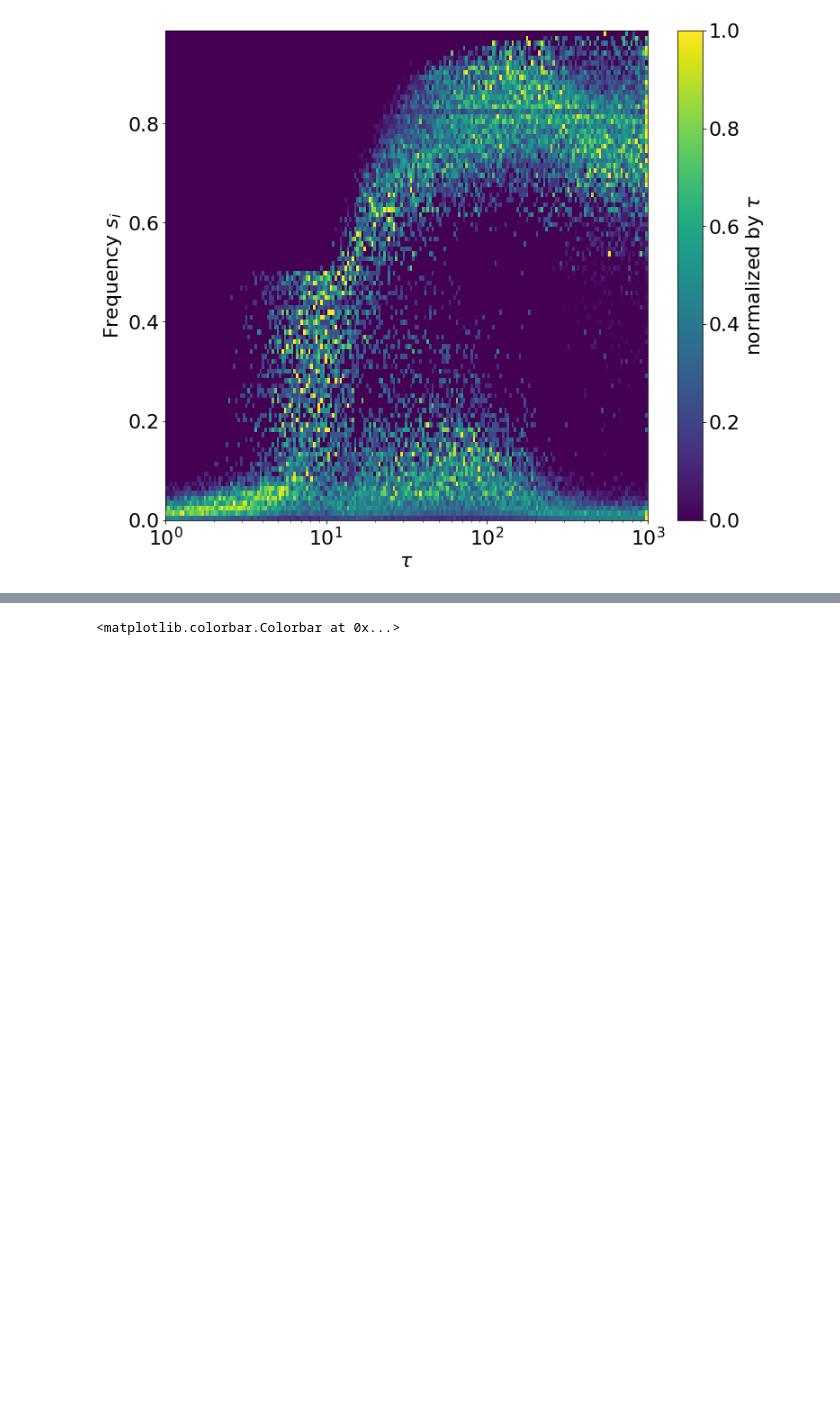
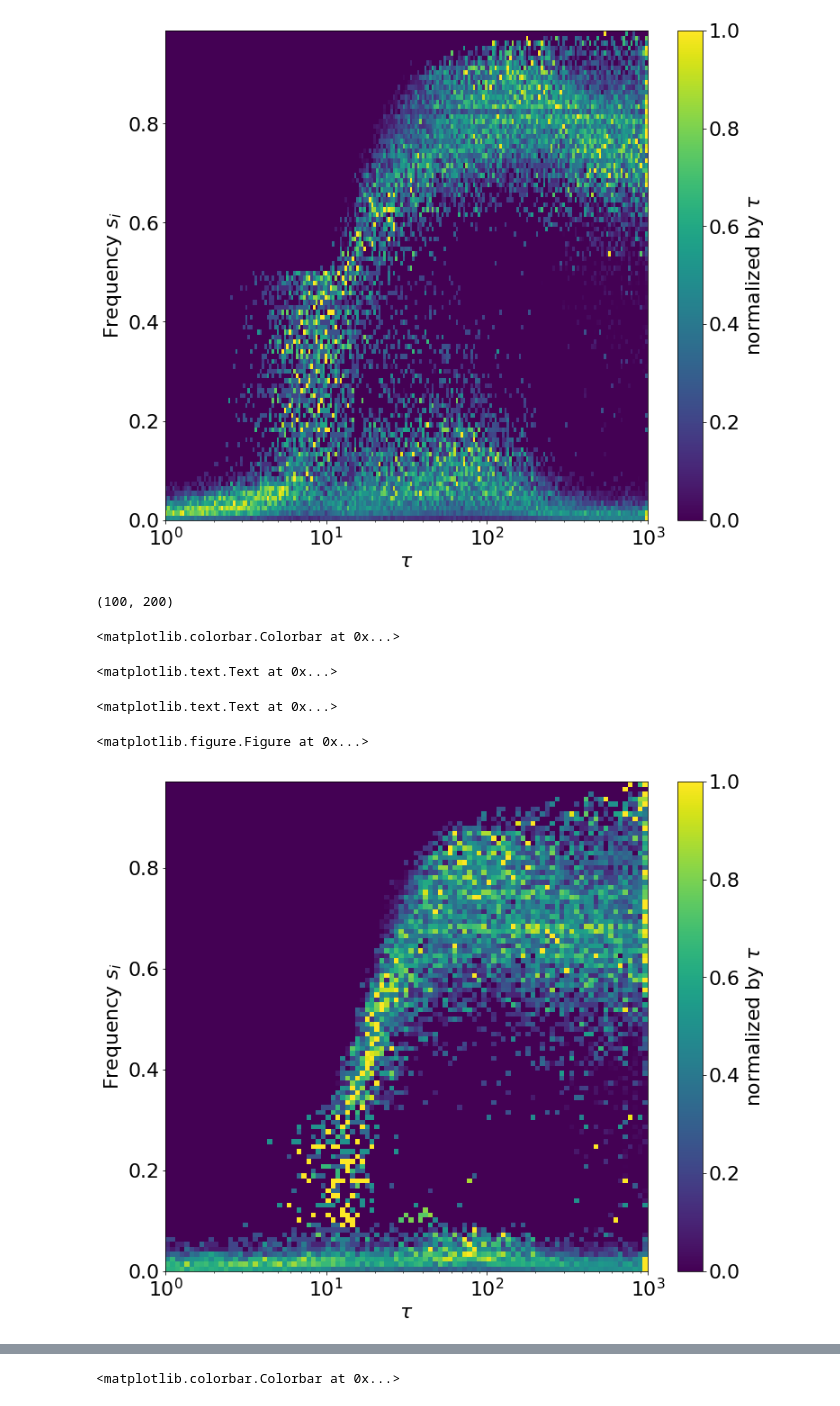
Before and after one commit to jakobkolb/pysave, a Jupyter notebook: experiments/play_around.ipynb, the cells around one changed output, grey strips where cells are left out. Drawn from its saved outputs; the diff is of its cells as text; code cells hidden in the pictures; blank space fills up the shorter version.

```diff
--- a/experiments/play_around.ipynb
+++ b/experiments/play_around.ipynb
@@ -63,3 +63,43 @@ ax.set_xscale('log')
 <matplotlib.text.Text at 0x...>
 <matplotlib.figure.Figure at 0x...>
 [figure]
+# %%
+#X2 log alpha03
+loc = '/home/yuki/Dropbox/Unizeugs/Fernuni/BA/code/pysave/experiments/output_data/X2log_alpha03/'
+name= 'parameter_scan_all_si'
+x = np.load(loc+name)
+x = x.replace([np.inf, -np.inf], np.nan)
+#df = pd.DataFrame(x.as_matrix())
+xm = x.as_matrix()
+xm.shape
+df = pd.concat([ pd.concat([xm[j][i]['s'] for i in range(200)]) for j in range(100)],
+               axis= 1, keys = np.logspace(0,3,100))
+heatmap, xedges, yedges = np.histogram2d(np.repeat(
+                                            np.logspace(0,3,100),200*100), # tauspace, nsamples * nagents
+                                            df.values.T.ravel(),
+                                            bins=[np.logspace(0,3,100),100])
+extent = [xedges[0], xedges[-1], yedges[0], yedges[-1]]
+rcParams.update({'font.size': 22})
+plt.clf()
+#plt.imshow(heatmap.T)
+fig,ax = plt.subplots()
+fig.set_size_inches((12,10))
+data = heatmap.T
+norm_data = (data - 0) / np.max(data, axis=1)[:, np.newaxis]
+im2 = ax.pcolormesh(xedges,yedges , (norm_data),  cmap='viridis')
+#im2 = ax.pcolormesh(np.rot90(norm_data.T),extent=extent, interpolation='none', cmap='viridis')
+
+fig.colorbar(im2, ax=ax, label=r'normalized by $\tau$')
+ax.set_ylabel(r'Frequency $s_i$')
+ax.set_xlabel(r'$\tau$')
+ax.set_aspect('auto')
+ax.set_xscale('log')
+fig.savefig('ttb_bara100_3_log03_100_s200_alpha03.pdf')
+#print norm_data[0,:]
+# %% [output]
+(100, 200)
+<matplotlib.colorbar.Colorbar at 0x...>
+<matplotlib.text.Text at 0x...>
+<matplotlib.text.Text at 0x...>
+<matplotlib.figure.Figure at 0x...>
+[figure, added]
```
Also changed, not shown: parts of 12 cells of this notebook, 2 other files.
